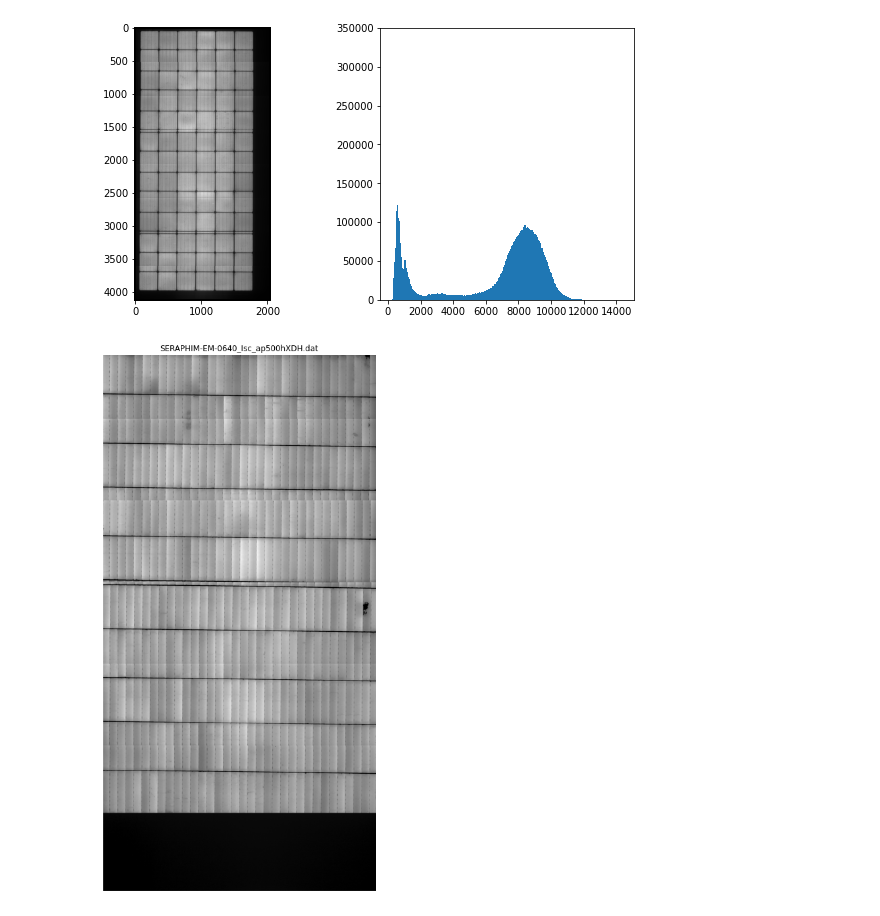
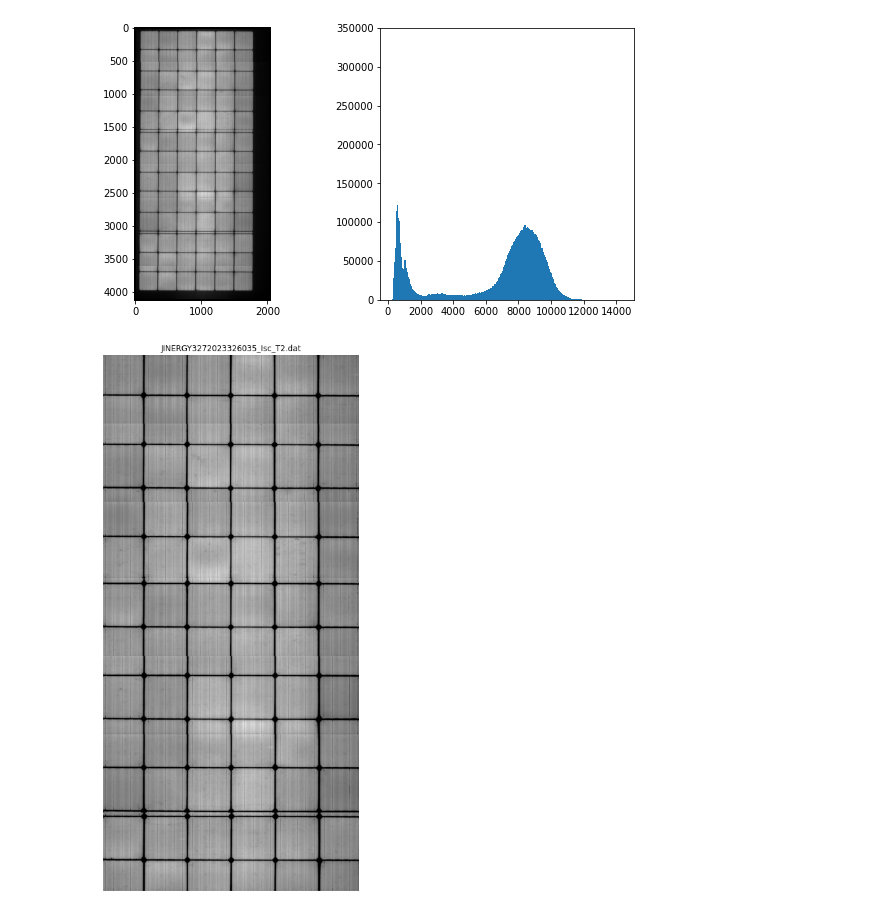
Before and after one commit to Bertin-fap/PVcharacterization, a Jupyter notebook: Module_image.ipynb, the cells around one changed output. Cells and saved outputs as stored; diff of their text form; code cells hidden in the pictures.

```diff
--- a/Module_image.ipynb
+++ b/Module_image.ipynb
@@ -80,7 +80,7 @@ else: # Full image treatment
 [figure]
 # %%
 ''' Creation: 2021.09.26
-    Last update: 2021.10.01
+    Last update: 2021.10.04
 
     Electroluminecence greateyes raw images reading, croping and plotting
 
@@ -97,35 +97,35 @@ import matplotlib.pyplot as plt
 import PVcharacterization_Utils as pv
 
 
-NCOLS_SUPPRESS = 10
+NCOLS_SUPPRESS = 10 # Number of columns supressed for the image plotting
 
 # Reads, crops and stitches the set of electroluminesence images acquired with greateyes camera
 file_names = ["SERAPHIM-EM-0640_Isc_ap500hXDH.dat",
               "JINERGY3272023326035_Isc_T2.dat",
               "JINERGY3272023326035_Isc_T1.dat",
               ]
-file_name = file_names[0]
+file_name = file_names[1]
 
 file = pv.DEFAULT_DIR / Path("PVcharacterization_files") / Path(file_name)
 
 croped_image = pv.crop_image(file)
 
 # Plots the image throwing away the NCOLS_SUPPRESS first columns
 fig,axe = plt.subplots(1,1,figsize=(15,15))
 axe.imshow(croped_image[:,NCOLS_SUPPRESS:],
            cmap='gray',
            interpolation=None)
 for axis in ['top','bottom','left','right']:
             axe.spines[axis].set_linewidth(0)
 axe.set_xticklabels([])
 axe.set_yticklabels([])
 axe.set_xticks([])
 axe.set_yticks([])
 plt.title(file_name)
 
 # Dumps the image in Gwyddion Simple Field Files format
 file_gsf = os.path.splitext(file_name)[0] + '_full.gsf'
 file = pv.DEFAULT_DIR / Path("PVcharacterization_files") / Path(file_gsf)
 pv.py2gwyddion(croped_image, file)
 # %% [output]
-[figure, old version]
+[figure, new version]
```
Also changed, not shown: 5 other files.
